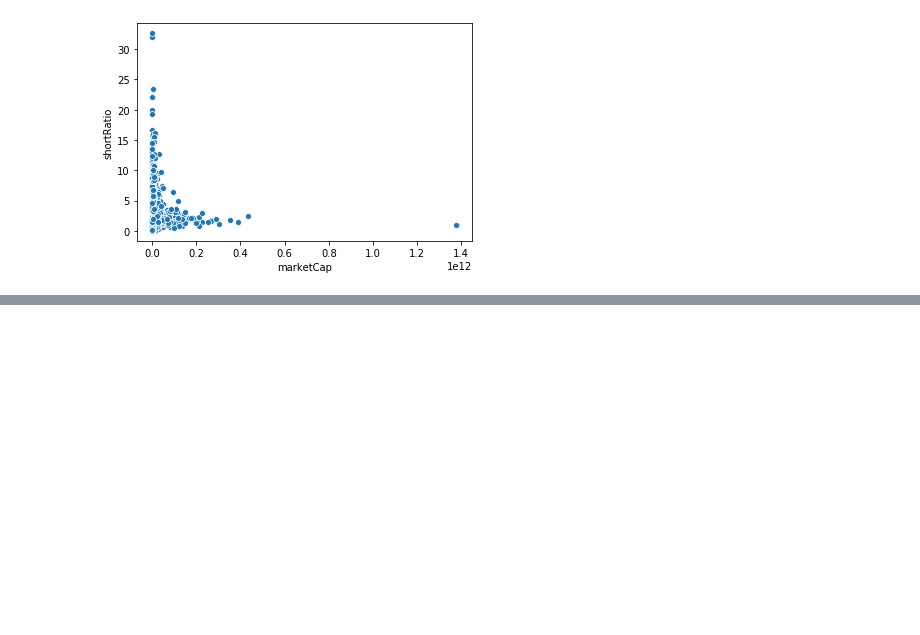
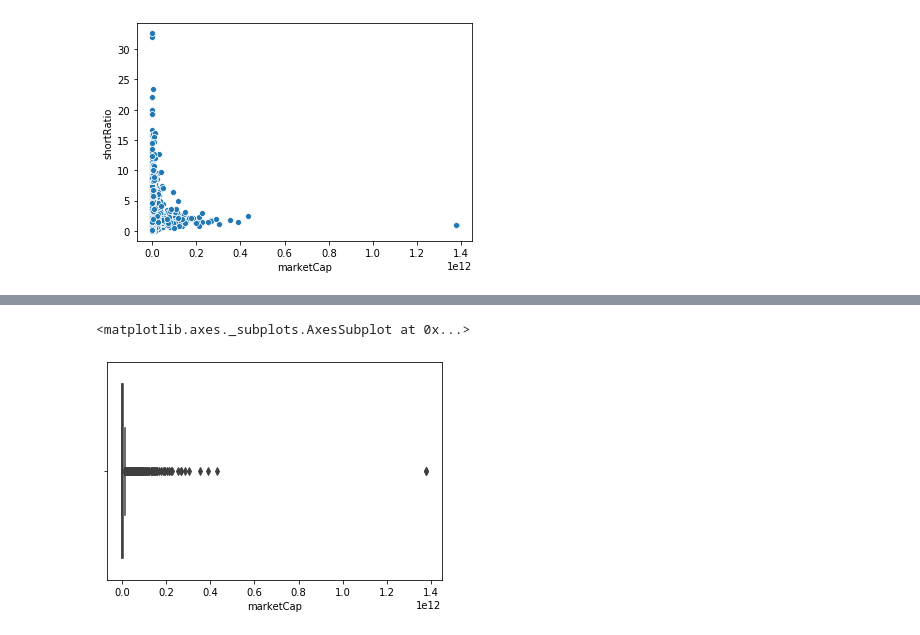
Before and after one commit to ipatel467/Stock-Market-Analysis, a Jupyter notebook: StocksP2.ipynb, the cells around one changed output, grey strips where cells are left out. Drawn from its saved outputs; the diff is of its cells as text; code cells hidden in the pictures; blank space fills up the shorter version.

```diff
--- a/StocksP2.ipynb
+++ b/StocksP2.ipynb
@@ -93,0 +116,5 @@ sns.scatterplot(data = div_df,x=div_df['marketCap'],y=div_df['shortRatio'])
+# %%
+sns.boxplot(x= div_df['marketCap'])
+# %% [output]
+<matplotlib.axes._subplots.AxesSubplot at 0x...>
+[figure, added]
```
Also changed, not shown: parts of 10 cells of this notebook.
